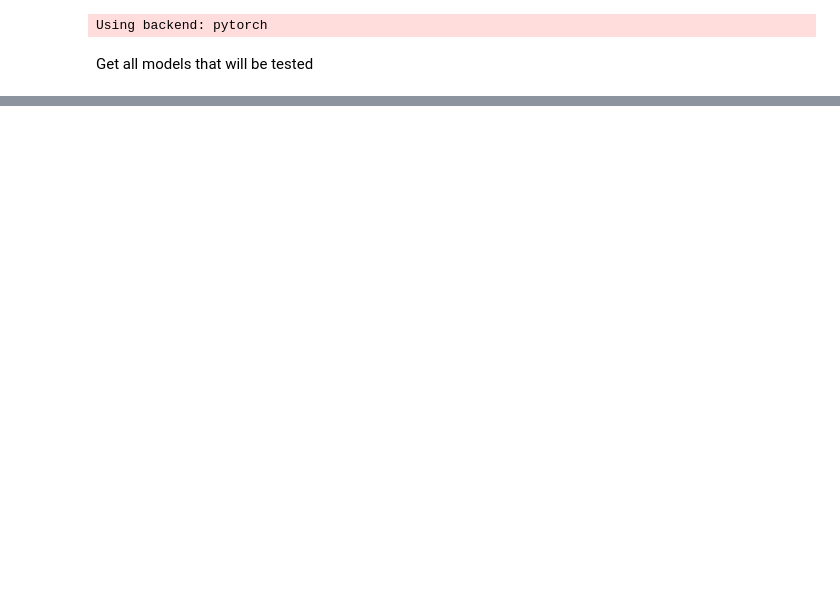
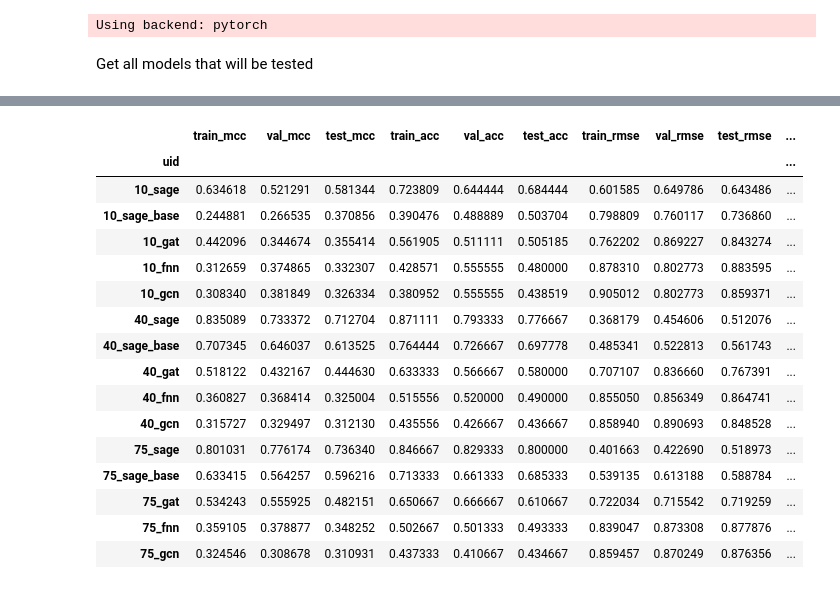
Before and after one commit to vibalcam/gnn-systemic-risk, a Jupyter notebook: notebooks/results.ipynb, the cells around one changed output, grey strips where cells are left out. Saved outputs shown, nothing was run; the diff lists cells and outputs as text; code cells hidden in the pictures; blank space fills up the shorter version.

Commit message:
Get results with best

```diff
--- a/notebooks/results.ipynb
+++ b/notebooks/results.ipynb
@@ -32,9 +32,13 @@ dict_sets_lengths = {
     '10':(0.07, 0.03, 0.9),
 }
 dict_test_type = {
+    'reg': test_reg,
     'clas': test_clas,
-    'reg': test_reg,
 }
+dict_metric = {
+    'reg': ('test_rmse_perc', False),
+    'clas': ('test_mcc', True),
+}
 # %% [markdown]
 Get all models that will be tested
 # %%
@@ -61,7 +52,8 @@ col_results = {}
 
 for n, test_type in itertools.product(networks, dict_test_type.keys()):
     col = ResultCollection()
-    col_results[f"{n}_{test_type}"] = col
+    metric = dict_metric[test_type]
+    col_results[f"{n}_{test_type}"] = (col, metric)
 
     for p in [k for k in Path(n).glob(f"models_{test_type}*/{save_path_name}*") if k.is_dir()]:
         print(p)
@@ -79,6 +71,10 @@ for n, test_type in itertools.product(networks, dict_test_type.keys()):
             add_self_loop=True,
         )
 
+        if 'base' in name:
+            print("ahora")
+            pass
+
         r = dict_test_type[test_type](
             dataset=dataset_val,
             save_path=str(p),
@@ -87,8 +83,11 @@ for n, test_type in itertools.product(networks, dict_test_type.keys()):
             use_cpu=False,
             save=True,
             use_edge_weight=True,
+            approach_default= 'base_n' if 'base' in name else 'scale'
+
+            # todo check if base_n being used comparing with name
         )
 
         result = col.add(r[2], f"{sets_type}_{name}", sets_type, model=name)
-        result.save_best('test_mcc',p,True)
+        result.save_best(metric[0],p,metric[1])
 # %% [output]
@@ -110,4 +123,4 @@ sym_network\models_clas_75\saved_sage
 # %%
-r = {k:v.df('test_mcc', True) for k,v in col_results.items()}
+r = {k:v[0].df(v[1][0], v[1][1]) for k,v in col_results.items()}
 r
 # %% [output]
@@ -152,0 +161,20 @@ s[[k for k in s.columns if 'test' in k]]
+# %%
+r['sym_network_reg']
+# %% [output]
+|  | train_mcc | val_mcc | test_mcc | train_acc | val_acc | test_acc | train_rmse | val_rmse | test_rmse | ... |
+| uid |  |  |  |  |  |  |  |  |  | ... |
+| 10_sage | 0.634618 | 0.521291 | 0.581344 | 0.723809 | 0.644444 | 0.684444 | 0.601585 | 0.649786 | 0.643486 | ... |
+| 10_sage_base | 0.244881 | 0.266535 | 0.370856 | 0.390476 | 0.488889 | 0.503704 | 0.798809 | 0.760117 | 0.736860 | ... |
+| 10_gat | 0.442096 | 0.344674 | 0.355414 | 0.561905 | 0.511111 | 0.505185 | 0.762202 | 0.869227 | 0.843274 | ... |
+| 10_fnn | 0.312659 | 0.374865 | 0.332307 | 0.428571 | 0.555555 | 0.480000 | 0.878310 | 0.802773 | 0.883595 | ... |
+| 10_gcn | 0.308340 | 0.381849 | 0.326334 | 0.380952 | 0.555555 | 0.438519 | 0.905012 | 0.802773 | 0.859371 | ... |
+| 40_sage | 0.835089 | 0.733372 | 0.712704 | 0.871111 | 0.793333 | 0.776667 | 0.368179 | 0.454606 | 0.512076 | ... |
+| 40_sage_base | 0.707345 | 0.646037 | 0.613525 | 0.764444 | 0.726667 | 0.697778 | 0.485341 | 0.522813 | 0.561743 | ... |
+| 40_gat | 0.518122 | 0.432167 | 0.444630 | 0.633333 | 0.566667 | 0.580000 | 0.707107 | 0.836660 | 0.767391 | ... |
+| 40_fnn | 0.360827 | 0.368414 | 0.325004 | 0.515556 | 0.520000 | 0.490000 | 0.855050 | 0.856349 | 0.864741 | ... |
+| 40_gcn | 0.315727 | 0.329497 | 0.312130 | 0.435556 | 0.426667 | 0.436667 | 0.858940 | 0.890693 | 0.848528 | ... |
+| 75_sage | 0.801031 | 0.776174 | 0.736340 | 0.846667 | 0.829333 | 0.800000 | 0.401663 | 0.422690 | 0.518973 | ... |
+| 75_sage_base | 0.633415 | 0.564257 | 0.596216 | 0.713333 | 0.661333 | 0.685333 | 0.539135 | 0.613188 | 0.588784 | ... |
+| 75_gat | 0.534243 | 0.555925 | 0.482151 | 0.650667 | 0.666667 | 0.610667 | 0.722034 | 0.715542 | 0.719259 | ... |
+| 75_fnn | 0.359105 | 0.378877 | 0.348252 | 0.502667 | 0.501333 | 0.493333 | 0.839047 | 0.873308 | 0.877876 | ... |
+| 75_gcn | 0.324546 | 0.308678 | 0.310931 | 0.437333 | 0.410667 | 0.434667 | 0.859457 | 0.870249 | 0.876356 | ... |
```
Also changed, not shown: parts of 7 cells of this notebook, 57 other files.
